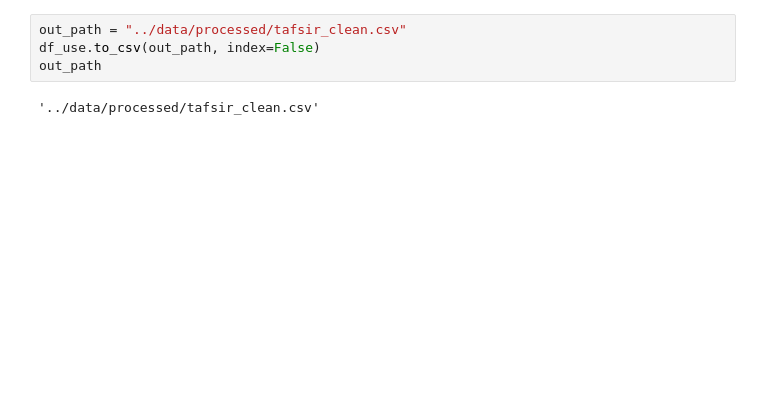
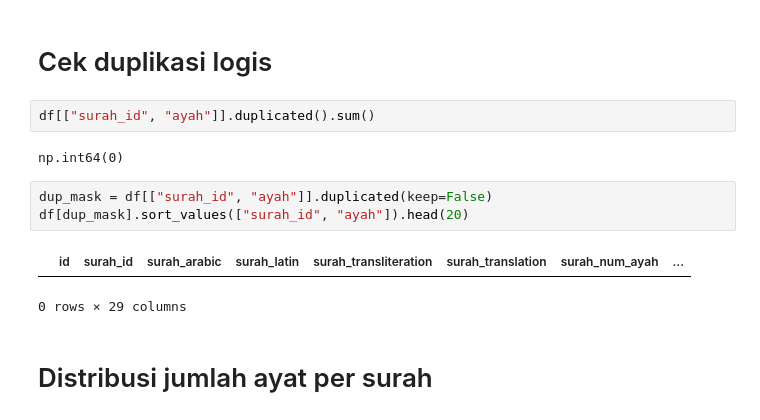
Before and after one commit to Mfarhan234/fp-quran-ir-query-tafsir, a Jupyter notebook: notebooks/01_eda_dataset_alquran.ipynb, the cells around one changed output. Saved outputs shown, nothing was run; the diff lists cells and outputs as text; blank space fills up the shorter version.

```diff
--- a/notebooks/01_eda_dataset_alquran.ipynb
+++ b/notebooks/01_eda_dataset_alquran.ipynb
@@ -84,6 +66,14 @@ df_use.head()
-# %%
-out_path = "../data/processed/tafsir_clean.csv"
-df_use.to_csv(out_path, index=False)
-out_path
-# %% [output]
-'../data/processed/tafsir_clean.csv'
+# %% [markdown]
+# Cek duplikasi logis
+# %%
+df[["surah_id", "ayah"]].duplicated().sum()
+# %% [output]
+np.int64(0)
+# %%
+dup_mask = df[["surah_id", "ayah"]].duplicated(keep=False)
+df[dup_mask].sort_values(["surah_id", "ayah"]).head(20)
+# %% [output]
+|  | id | surah_id | surah_arabic | surah_latin | surah_transliteration | surah_translation | surah_num_ayah | ... |
+0 rows × 29 columns
+# %% [markdown]
+# Distribusi jumlah ayat per surah
```
Also changed, not shown: parts of 25 cells of this notebook, 38 other files.
